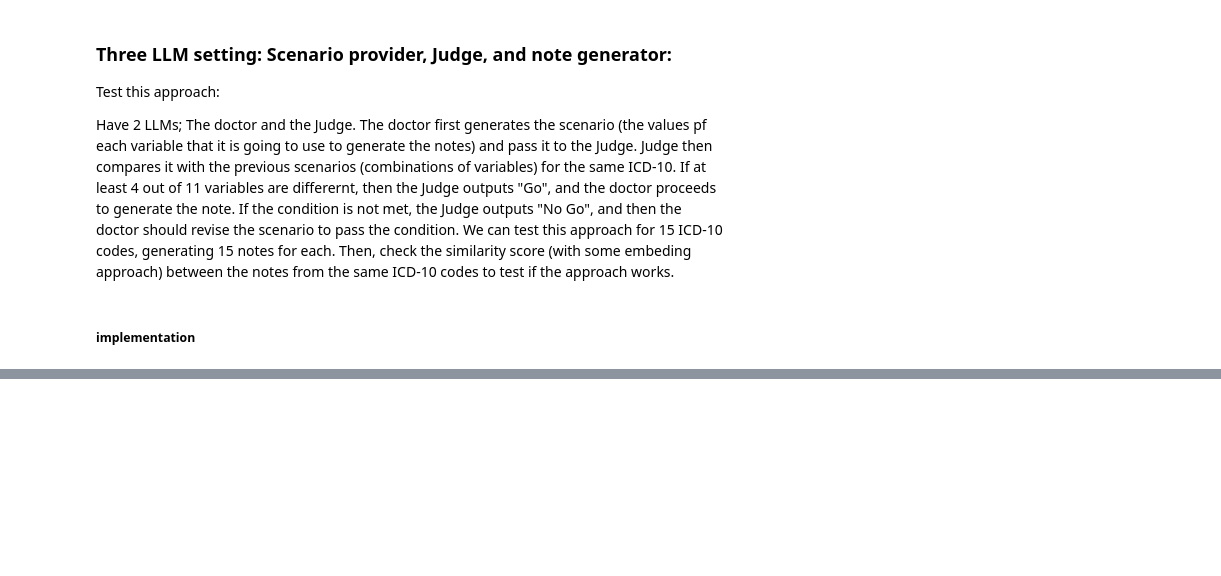
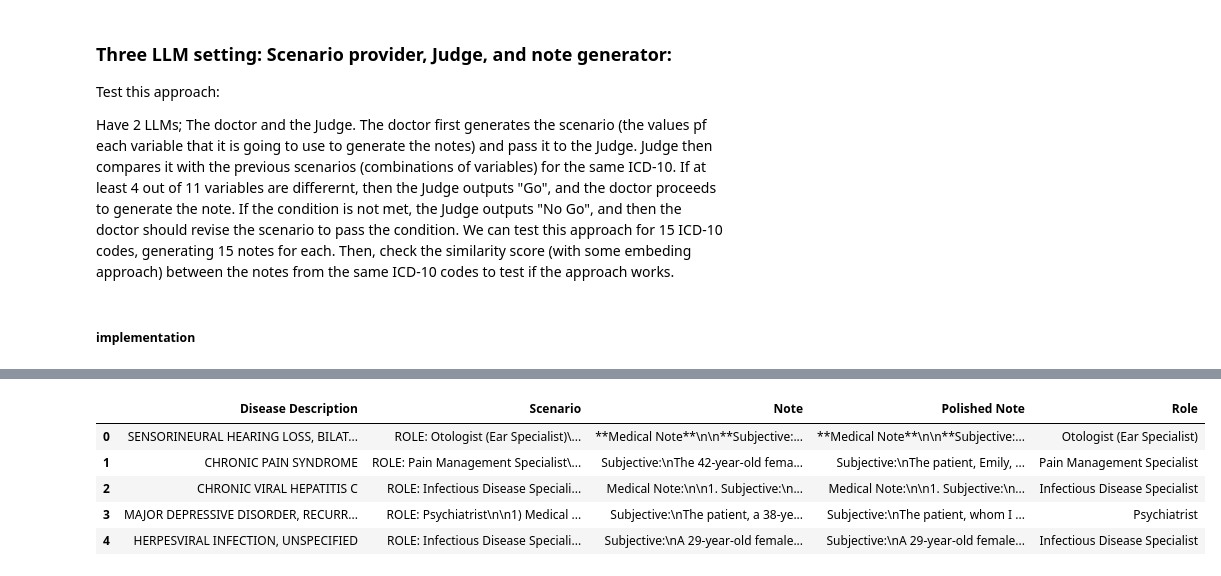
Before and after one commit to ahmadrezarm/MedSynth, a Jupyter notebook: code/note_generation_pilot.ipynb, the cells around one changed output, grey strips where cells are left out. Cells and saved outputs as stored; diff of their text form; code cells hidden in the pictures; blank space fills up the shorter version.

Commit message:
Dialogues added. Ready for the feedback form

```diff
--- a/code/note_generation_pilot.ipynb
+++ b/code/note_generation_pilot.ipynb
@@ -527,11 +551,3 @@ current_date = datetime.datetime.now().strftime("%Y-%m-%d")
 
 # Create the filename with the current date
 path = "/Users/ahmadrezaie/papers/Synthetic_Data_Gen/data/output"
-filename = f"{path}/doctor_judge_notes_{current_date}_5.csv"
-
-disease_description = "Shortness of Breath"
-notes_count = 5
-df = generate_medical_notes(disease_description, notes_count)
-
-# Save to CSV
-df.to_csv(filename, index=False)
@@ -555,0 +563,12 @@ len of conversation_momory is:  17
+# %%
+sample_five_icds = ["HERPESVIRAL INFECTION, UNSPECIFIED", "SENSORINEURAL HEARING LOSS, BILATERAL", "CHRONIC VIRAL HEPATITIS C",
+                    "CHRONIC PAIN SYNDROME", "MAJOR DEPRESSIVE DISORDER, RECURRENT SEVERE WITHOUT PSYCHOTIC FEATURES"]
+# %%
+for condition in sample_five_icds:
+    disease_description = condition
+    filename = f"{path}/{disease_description}doctor_judge_notes_{current_date}_2.csv"
+    notes_count = 5
+    df = generate_medical_notes(disease_description, notes_count)
+
+    # Save to CSV
+    df.to_csv(filename, index=False)
@@ -555,0 +593,29 @@ len of conversation_momory is:  17
+# %%
+# sampling notes for feedback from physicians
+
+import os
+
+feedback_dir = "/Users/ahmadrezaie/papers/Synthetic_Data_Gen/data/output/for_feedback_round1/after_polish"
+
+# Initialize an empty DataFrame to hold samples
+sampled_rows_df = pd.DataFrame()
+
+for filename in os.listdir(feedback_dir):
+    if filename.endswith(".csv"):
+        file_path = os.path.join(feedback_dir, filename)
+        df = pd.read_csv(file_path)
+        # Sample one row from the top 5 rows randomly
+        sampled_row = df.head(5).sample(1)
+        # Append the sampled row to the DataFrame
+        sampled_rows_df = pd.concat([sampled_rows_df, sampled_row], ignore_index=True)
+
+
+sampled_rows_df.to_csv("/Users/ahmadrezaie/papers/Synthetic_Data_Gen/data/output/for_feedback_round1/after_polish/sample_notes.csv", sep="|")
+sampled_rows_df
+# %% [output]
+|  | Disease Description | Scenario | Note | Polished Note | Role |
+| 0 | SENSORINEURAL HEARING LOSS, BILAT... | ROLE: Otologist (Ear Specialist)\... | **Medical Note**\n\n**Subjective:... | **Medical Note**\n\n**Subjective:... | Otologist (Ear Specialist) |
+| 1 | CHRONIC PAIN SYNDROME | ROLE: Pain Management Specialist\... | Subjective:\nThe 42-year-old fema... | Subjective:\nThe patient, Emily, ... | Pain Management Specialist |
+| 2 | CHRONIC VIRAL HEPATITIS C | ROLE: Infectious Disease Speciali... | Medical Note:\n\n1. Subjective:\n... | Medical Note:\n\n1. Subjective:\n... | Infectious Disease Specialist |
+| 3 | MAJOR DEPRESSIVE DISORDER, RECURR... | ROLE: Psychiatrist\n\n1) Medical ... | Subjective:\nThe patient, a 38-ye... | Subjective:\nThe patient, whom I ... | Psychiatrist |
+| 4 | HERPESVIRAL INFECTION, UNSPECIFIED | ROLE: Infectious Disease Speciali... | Subjective:\nA 29-year-old female... | Subjective:\nA 29-year-old female... | Infectious Disease Specialist |
```
Also changed, not shown: parts of 6 cells of this notebook, 1 other file.
